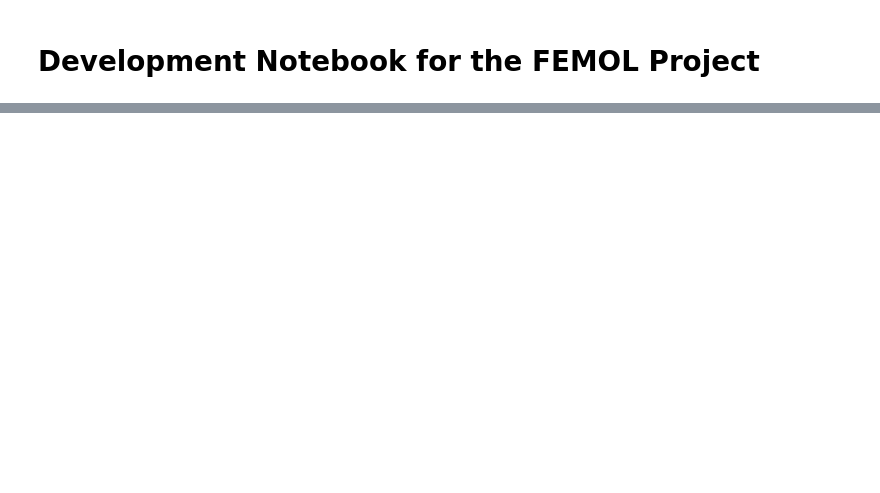
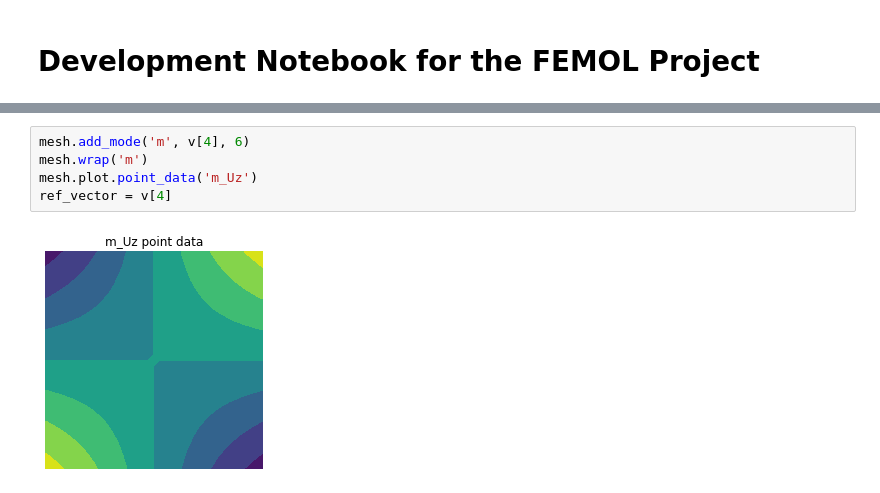
Before and after one commit to olivecha/FEMOL, a Jupyter notebook: DEV_Notebook.ipynb, the cells around one changed output, grey strips where cells are left out. Drawn from its saved outputs; the diff is of its cells as text; blank space fills up the shorter version.

```diff
--- a/DEV_Notebook.ipynb
+++ b/DEV_Notebook.ipynb
@@ -178,0 +76,7 @@ SIMP.lmbds
+# %%
+mesh.add_mode('m', v[4], 6)
+mesh.wrap('m')
+mesh.plot.point_data('m_Uz')
+ref_vector = v[4]
+# %% [output]
+[figure, added]
```
Also changed, not shown: parts of 44 cells of this notebook, 3 other files.
